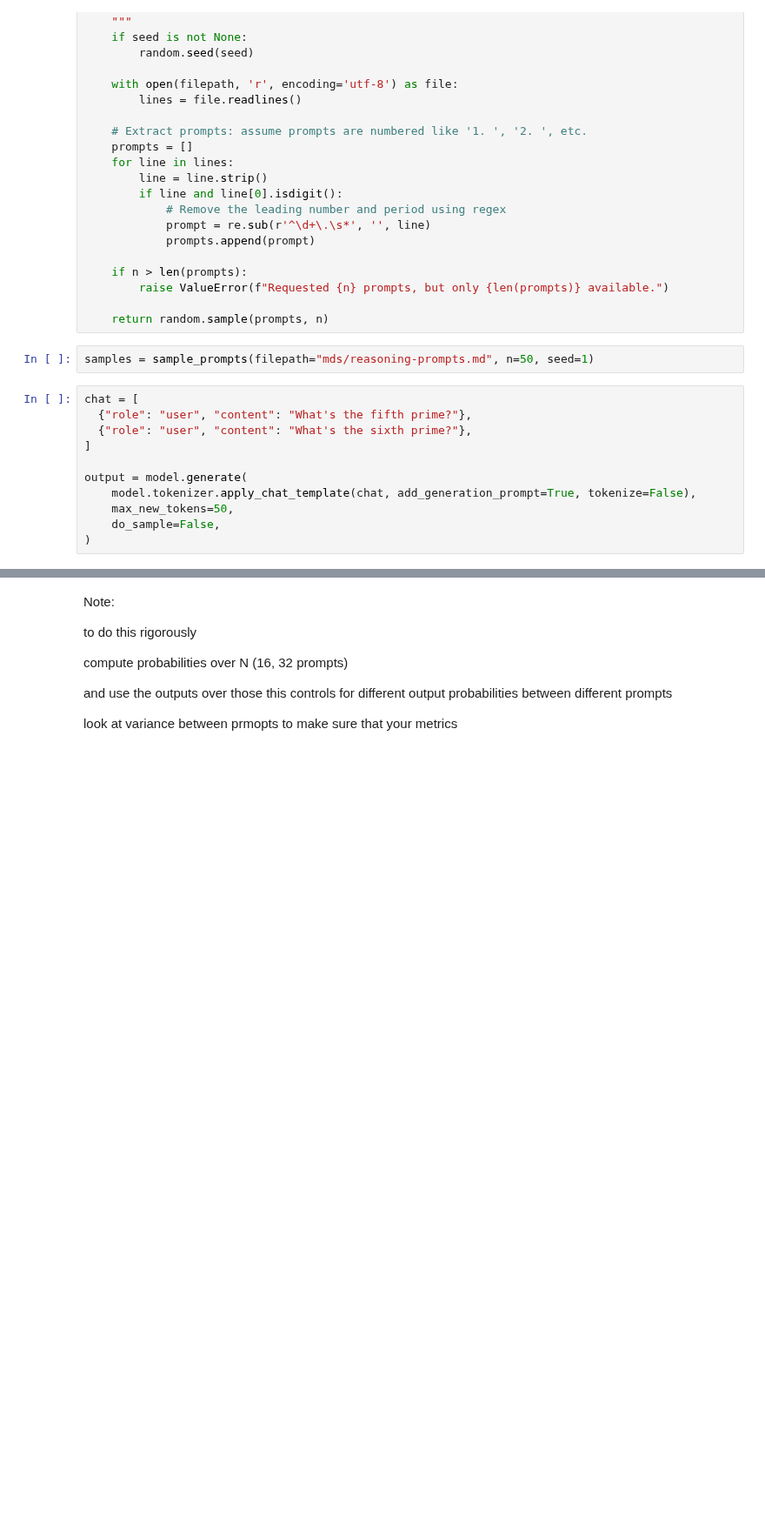
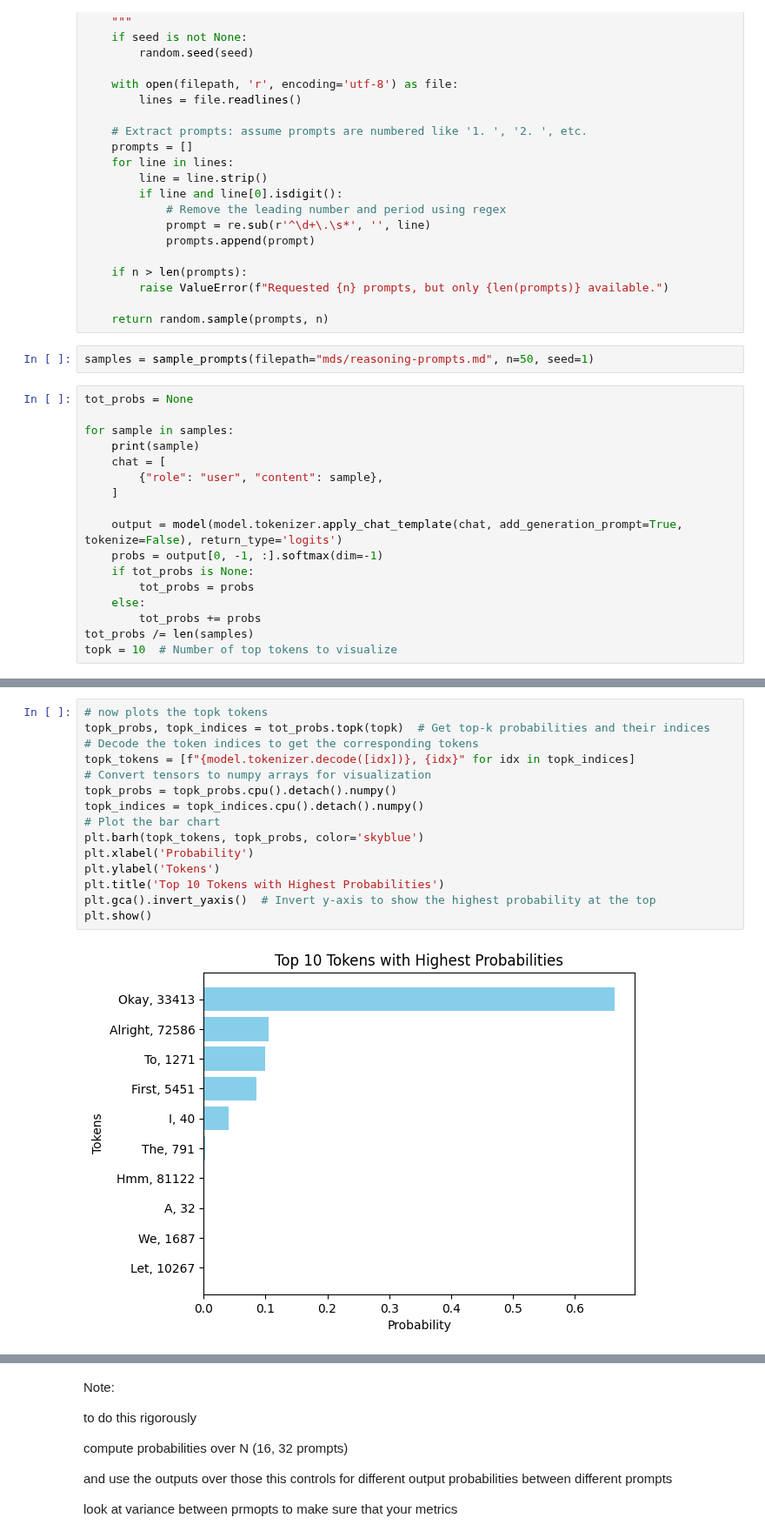
Before and after one commit to durrcommasteven/mech_interp_research, a Jupyter notebook: computing_reasoning_metric.ipynb, the cells around one changed output, grey strips where cells are left out. Shown at 87% size. Cells and saved outputs as stored; diff of their text form; blank space fills up the shorter version.

Commit message:
added funcitonality for prompt specific reasoning metrics

```diff
--- a/computing_reasoning_metric.ipynb
+++ b/computing_reasoning_metric.ipynb
@@ -130,14 +136,20 @@ def sample_prompts(filepath="mds/reasoning-prompts.md", n=1, seed=None):
 # %%
 samples = sample_prompts(filepath="mds/reasoning-prompts.md", n=50, seed=1)
 # %%
-chat = [
-  {"role": "user", "content": "What's the fifth prime?"},
-  {"role": "user", "content": "What's the sixth prime?"},
-]
+tot_probs = None
 
-output = model.generate(
-    model.tokenizer.apply_chat_template(chat, add_generation_prompt=True, tokenize=False),
-    max_new_tokens=50,
-    do_sample=False,
-)
+for sample in samples:
+    print(sample)
+    chat = [
+        {"role": "user", "content": sample},
+    ]
+
+    output = model(model.tokenizer.apply_chat_template(chat, add_generation_prompt=True, tokenize=False), return_type='logits')
+    probs = output[0, -1, :].softmax(dim=-1)
+    if tot_probs is None:
+        tot_probs = probs
+    else:
+        tot_probs += probs
+tot_probs /= len(samples)
+topk = 10  # Number of top tokens to visualize
 # %% [output]
@@ -144,0 +173,17 @@ NameError: name 'model' is not defined
+# %%
+# now plots the topk tokens
+topk_probs, topk_indices = tot_probs.topk(topk)  # Get top-k probabilities and their indices
+# Decode the token indices to get the corresponding tokens
+topk_tokens = [f"{model.tokenizer.decode([idx])}, {idx}" for idx in topk_indices]
+# Convert tensors to numpy arrays for visualization
+topk_probs = topk_probs.cpu().detach().numpy()
+topk_indices = topk_indices.cpu().detach().numpy()
+# Plot the bar chart
+plt.barh(topk_tokens, topk_probs, color='skyblue')
+plt.xlabel('Probability')
+plt.ylabel('Tokens')
+plt.title('Top 10 Tokens with Highest Probabilities')
+plt.gca().invert_yaxis()  # Invert y-axis to show the highest probability at the top
+plt.show()
+# %% [output]
+[figure, added]
```
Also changed, not shown: parts of 16 cells of this notebook.
